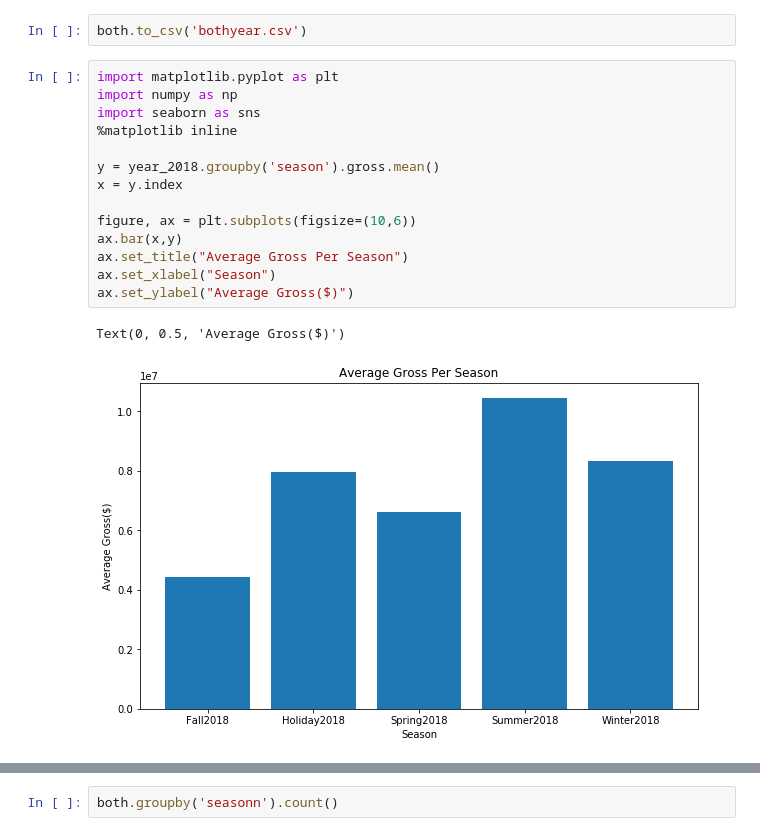
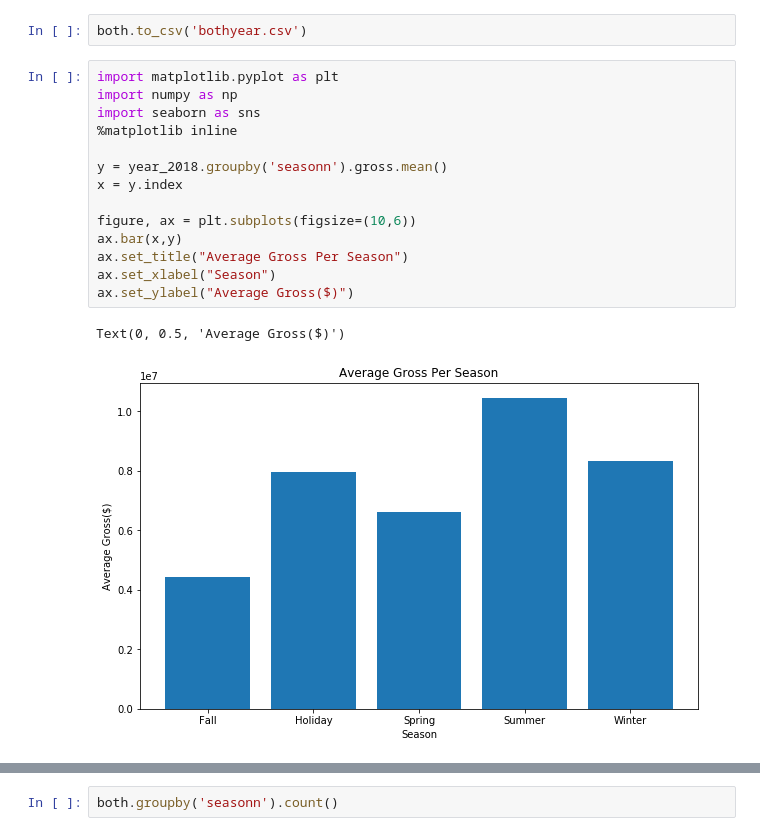
Before and after one commit to drdips/Movie-industry-analysis, a Jupyter notebook: Scraping.ipynb, the cells around one changed output, grey strips where cells are left out. Cells and saved outputs as stored; diff of their text form.

Commit message:
merge and graphs completed

```diff
--- a/Scraping.ipynb
+++ b/Scraping.ipynb
@@ -1946,20 +1946,20 @@ both.to_csv('bothyear.csv')
 # %%
 import matplotlib.pyplot as plt
 import numpy as np
 import seaborn as sns
 %matplotlib inline
 
-y = year_2018.groupby('season').gross.mean()
+y = year_2018.groupby('seasonn').gross.mean()
 x = y.index
 
 figure, ax = plt.subplots(figsize=(10,6))
 ax.bar(x,y)
 ax.set_title("Average Gross Per Season")
 ax.set_xlabel("Season")
 ax.set_ylabel("Average Gross($)")
 # %% [output]
 Text(0, 0.5, 'Average Gross($)')
-[figure, old version]
+[figure, new version]
 # %%
 
 y = year_2019.groupby('season').gross.mean()
```
Also changed, not shown: parts of 3 cells of this notebook.
